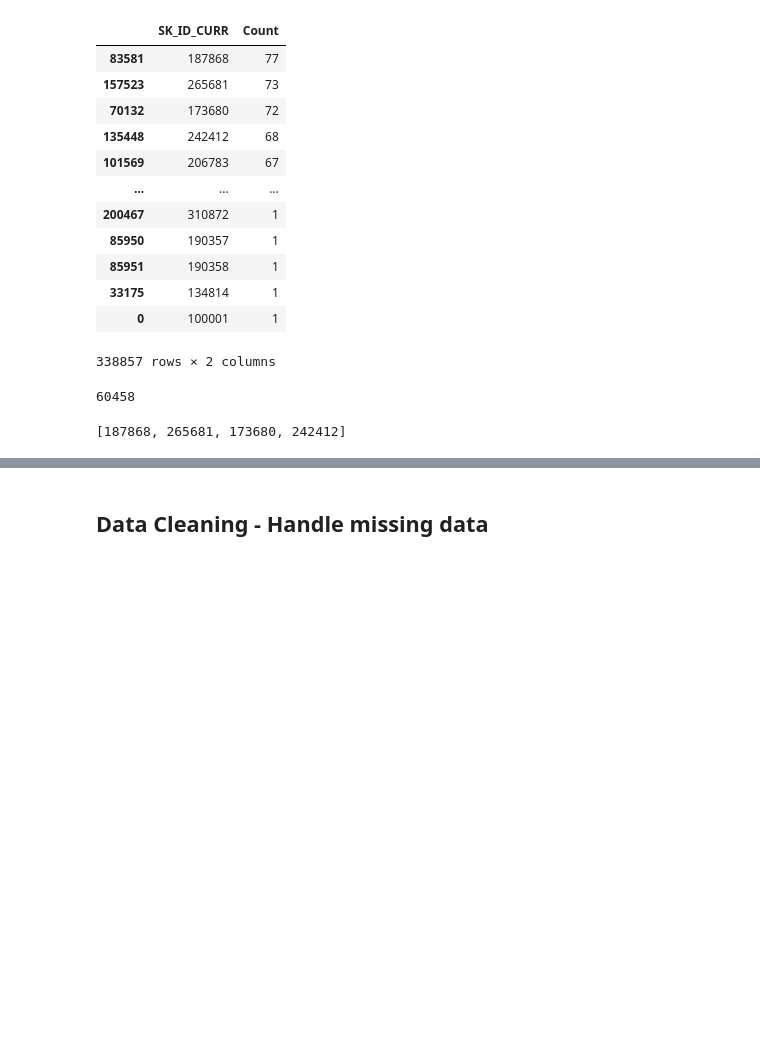
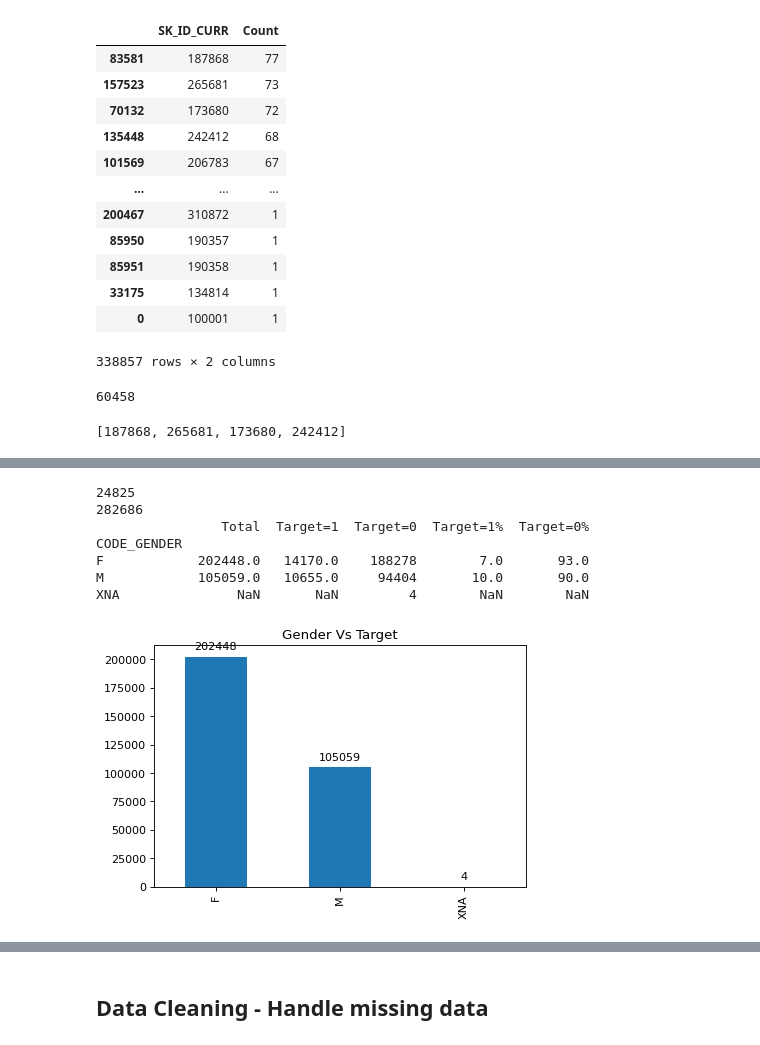
Before and after one commit to sreedevigattu/crediteda, a Jupyter notebook: CreditEDA.ipynb, the cells around one changed output, grey strips where cells are left out. Saved outputs shown, nothing was run; the diff lists cells and outputs as text; code cells hidden in the pictures; blank space fills up the shorter version.

```diff
--- a/CreditEDA.ipynb
+++ b/CreditEDA.ipynb
@@ -85,13 +72,0 @@ def getNumCategoricalValues(df, ncat_columns):
-# %%
-def plotBar(df, title, w=10, h=10):
-    plt.figure(figsize=(w, h), dpi=80)
-    ax = df.plot.bar()
-    # Annotate
-    for p in ax.patches:
-        ax.annotate(format(p.get_height(), '.0f'),
-                    (p.get_x() + p.get_width() / 2., p.get_height()),
-                    ha = 'center', va = 'center',
-                    xytext = (0, 9),
-                    textcoords = 'offset points')
-    ax.set_title(title)
-    plt.show()
@@ -877,0 +626,2 @@ plt.show()
+# %%
+df_ca_orig = pd.read_csv("data/application_data.csv")
@@ -877,0 +631,4 @@ plt.show()
+# %%
+print(f"Shape - before cleanup {df_ca_orig.shape}")
+df_ca_orig.drop(columns = ['EXT_SOURCE_1', 'EXT_SOURCE_2', 'EXT_SOURCE_3'], inplace=True)
+print(f"Shape - after cleanup {df_ca_orig.shape}")
@@ -877,0 +642,3 @@ plt.show()
+# %%
+df_ca = df_ca_orig.copy(deep=True)
+print(df_ca.shape)
@@ -877,0 +651,12 @@ plt.show()
+# %%
+df_ca_gender = groupPerTarget(df_ca, 'CODE_GENDER')
+plotBar(df_ca['CODE_GENDER'].value_counts(), "Gender Vs Target", w=6, h=4)
+# %% [output]
+24825
+282686
+                Total  Target=1  Target=0  Target=1%  Target=0%
+CODE_GENDER
+F            202448.0   14170.0    188278        7.0       93.0
+M            105059.0   10655.0     94404       10.0       90.0
+XNA               NaN       NaN         4        NaN        NaN
+[figure, added]
```
Also changed, not shown: parts of 127 cells of this notebook.
